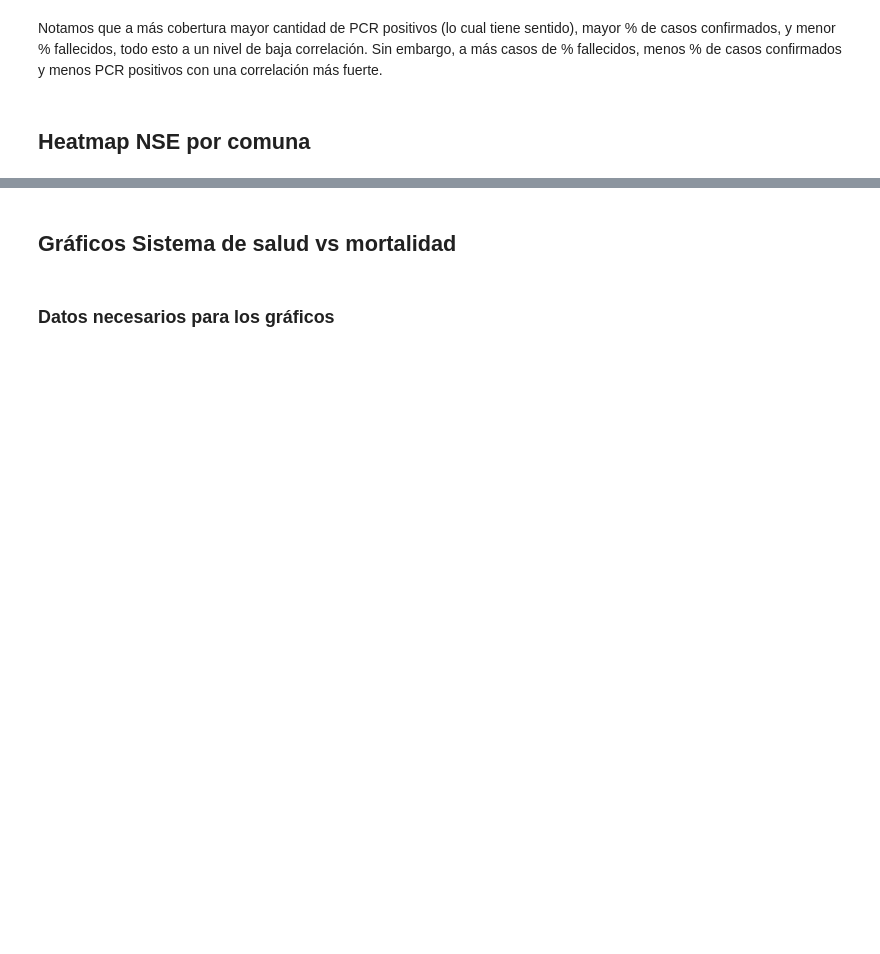
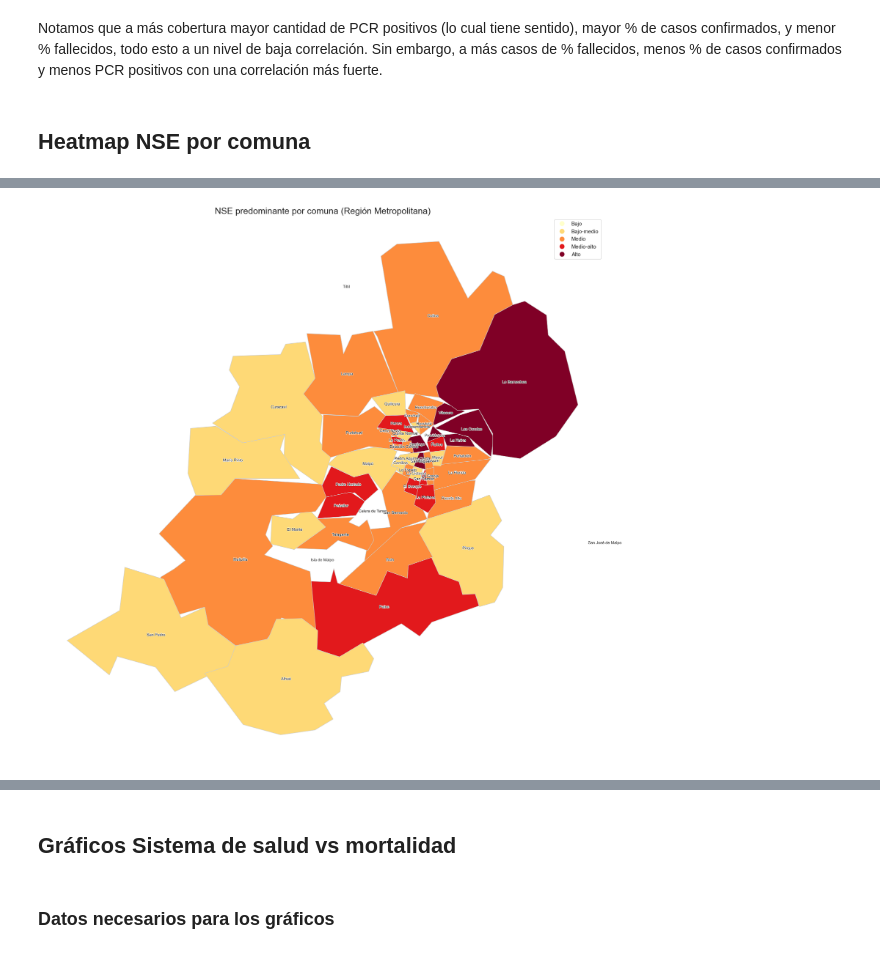
Before and after one commit to isimmmm/proyecto-semestral-ciencia-de-datos, a Jupyter notebook: notebooks/Análisis (notebooks)/Notebook_exploratorio_conjunto.ipynb, the cells around one changed output, grey strips where cells are left out. Saved outputs shown, nothing was run; the diff lists cells and outputs as text; code cells hidden in the pictures; blank space fills up the shorter version.

```diff
--- a/notebooks/Análisis (notebooks)/Notebook_exploratorio_conjunto.ipynb
+++ b/notebooks/Análisis (notebooks)/Notebook_exploratorio_conjunto.ipynb
@@ -318,0 +288,51 @@ plt.show()
+# %%
+# Orden de categorías NSE
+orden_nse = ['Bajo', 'Bajo-medio', 'Medio', 'Medio-alto', 'Alto']
+df_nse["NSE"] = pd.Categorical(df_nse["NSE"], categories=orden_nse, ordered=True)
+
+
+df_nse_rm = df_nse[df_nse["region"] == 13.0].copy()
+
+# NSE predominante por comuna
+nse_comuna = (
+    df_nse_rm.groupby("Comuna")["NSE"]
+             .agg(lambda x: x.mode().iloc[0])   # categoría más frecuente
+             .reset_index()
+)
+
+# Cargar mapa y filtrar RM
+geo = gpd.read_file("../../Data/Extra_Data/comunas.geojson")
+geo_rm = geo[geo["codregion"] == 13].copy()
+
+# Unir mapa con NSE por comuna
+geo_nse = geo_rm.merge(nse_comuna, on="Comuna", how="left")
+
+# Graficar
+fig, ax = plt.subplots(1, 1, figsize=(22, 20))
+
+geo_nse.plot(
+    column="NSE",
+    cmap="YlOrRd",
+    linewidth=0.8,
+    edgecolor="0.8",
+    legend=True,
+    ax=ax
+)
+
+# Etiquetas
+for _, row in geo_nse.iterrows():
+    x, y = row.geometry.centroid.coords[0]
+    ax.text(
+        x, y,
+        row["Comuna"],
+        fontsize=8,
+        ha="center", va="center",
+        path_effects=[pe.withStroke(linewidth=1.2, foreground="white")]
+    )
+
+ax.set_title("NSE predominante por comuna (Región Metropolitana)", fontsize=18)
+ax.axis("off")
+
+plt.show()
+# %% [output]
+[figure, added]
```
Also changed, not shown: parts of 17 cells of this notebook.
